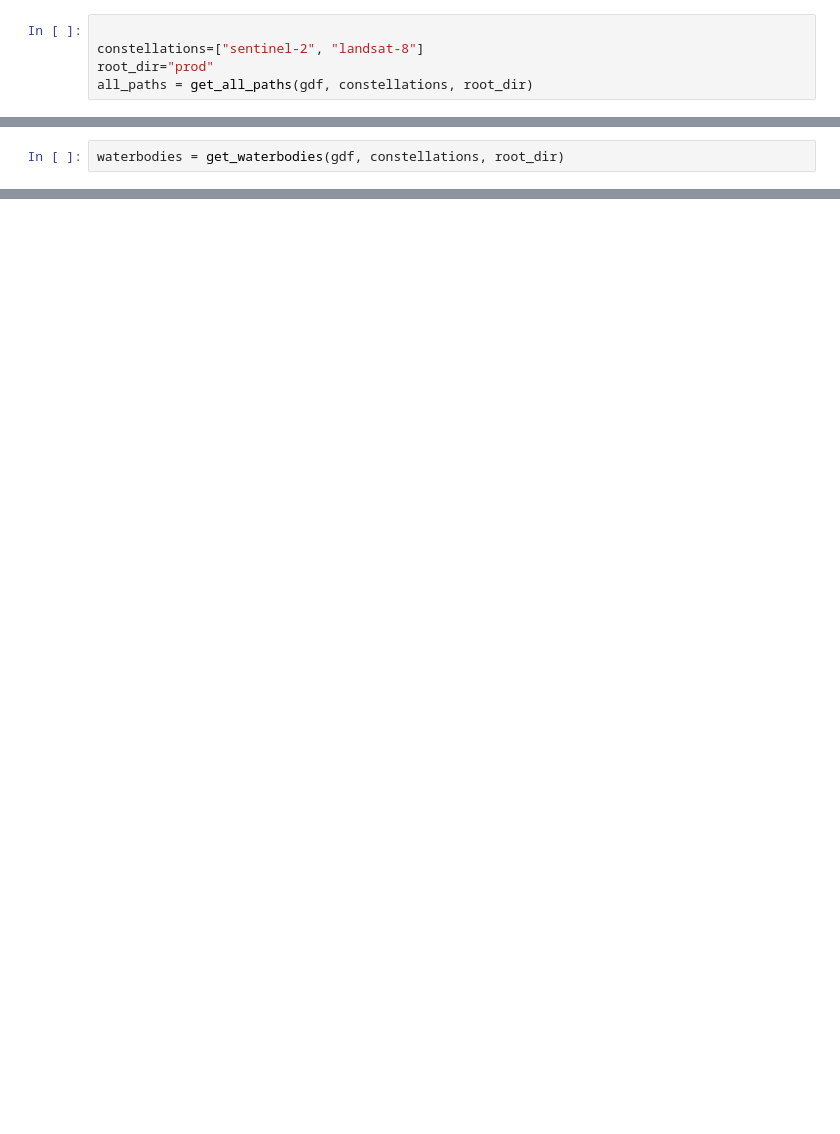
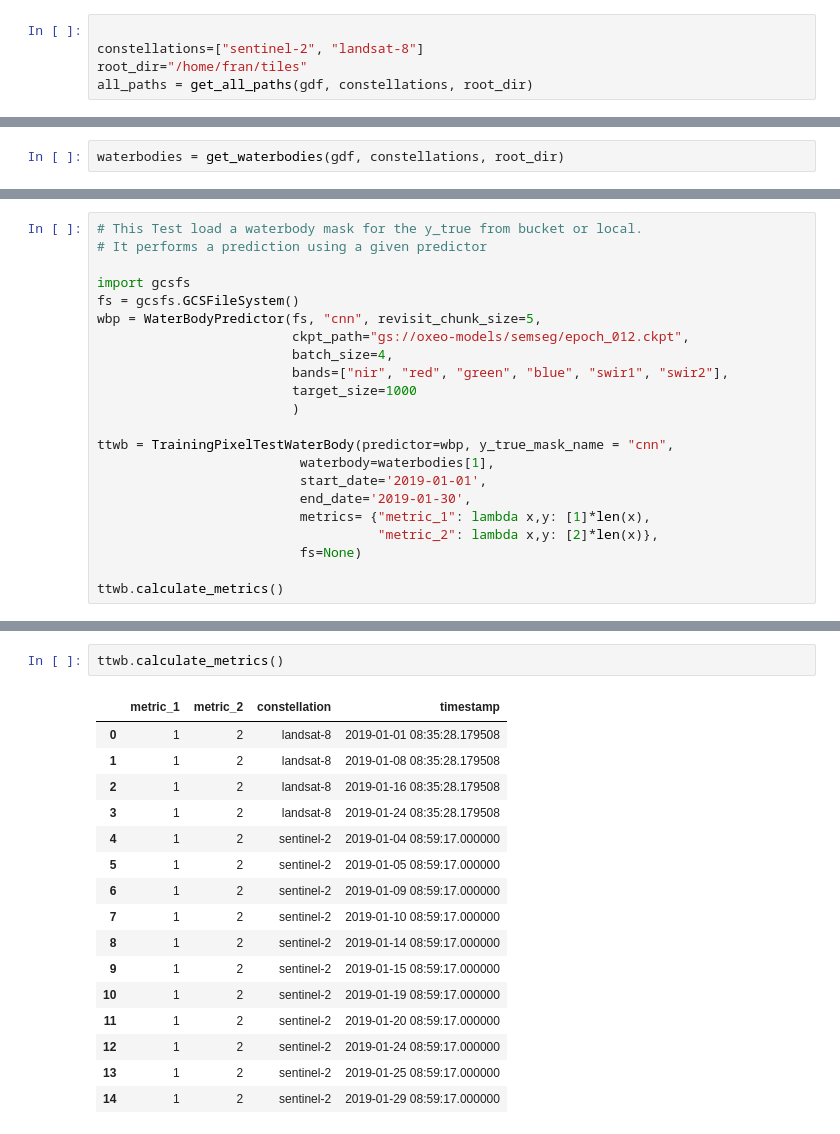
Before and after one commit to oxfordeo/oxeo-water, a Jupyter notebook: notebooks/TestSuite.ipynb, the cells around one changed output, grey strips where cells are left out. Cells and saved outputs as stored; diff of their text form; blank space fills up the shorter version.

Commit message:
Add waterbody predictor and local capabilities

```diff
--- a/notebooks/TestSuite.ipynb
+++ b/notebooks/TestSuite.ipynb
@@ -12,5 +33,5 @@ gdf = data2gdf(data)
 # %%
 
 constellations=["sentinel-2", "landsat-8"]
-root_dir="prod"
+root_dir="/home/fran/tiles"
 all_paths = get_all_paths(gdf, constellations, root_dir)
@@ -28,0 +93,22 @@ ptwb.calculate_metrics()
+# %%
+# This Test load a waterbody mask for the y_true from bucket or local.
+# It performs a prediction using a given predictor
+
+import gcsfs
+fs = gcsfs.GCSFileSystem()
+wbp = WaterBodyPredictor(fs, "cnn", revisit_chunk_size=5,
+                         ckpt_path="gs://oxeo-models/semseg/epoch_012.ckpt",
+                         batch_size=4,
+                         bands=["nir", "red", "green", "blue", "swir1", "swir2"],
+                         target_size=1000
+                         )
+
+ttwb = TrainingPixelTestWaterBody(predictor=wbp, y_true_mask_name = "cnn",
+                          waterbody=waterbodies[1],
+                          start_date='2019-01-01',
+                          end_date='2019-01-30',
+                          metrics= {"metric_1": lambda x,y: [1]*len(x),
+                                    "metric_2": lambda x,y: [2]*len(x)},
+                          fs=None)
+
+ttwb.calculate_metrics()
@@ -28,0 +133,19 @@ ptwb.calculate_metrics()
+# %%
+ttwb.calculate_metrics()
+# %% [output]
+|  | metric_1 | metric_2 | constellation | timestamp |
+| 0 | 1 | 2 | landsat-8 | 2019-01-01 08:35:28.179508 |
+| 1 | 1 | 2 | landsat-8 | 2019-01-08 08:35:28.179508 |
+| 2 | 1 | 2 | landsat-8 | 2019-01-16 08:35:28.179508 |
+| 3 | 1 | 2 | landsat-8 | 2019-01-24 08:35:28.179508 |
+| 4 | 1 | 2 | sentinel-2 | 2019-01-04 08:59:17.000000 |
+| 5 | 1 | 2 | sentinel-2 | 2019-01-05 08:59:17.000000 |
+| 6 | 1 | 2 | sentinel-2 | 2019-01-09 08:59:17.000000 |
+| 7 | 1 | 2 | sentinel-2 | 2019-01-10 08:59:17.000000 |
+| 8 | 1 | 2 | sentinel-2 | 2019-01-14 08:59:17.000000 |
+| 9 | 1 | 2 | sentinel-2 | 2019-01-15 08:59:17.000000 |
+| 10 | 1 | 2 | sentinel-2 | 2019-01-19 08:59:17.000000 |
+| 11 | 1 | 2 | sentinel-2 | 2019-01-20 08:59:17.000000 |
+| 12 | 1 | 2 | sentinel-2 | 2019-01-24 08:59:17.000000 |
+| 13 | 1 | 2 | sentinel-2 | 2019-01-25 08:59:17.000000 |
+| 14 | 1 | 2 | sentinel-2 | 2019-01-29 08:59:17.000000 |
```
Also changed, not shown: parts of 6 cells of this notebook, 4 other files.
